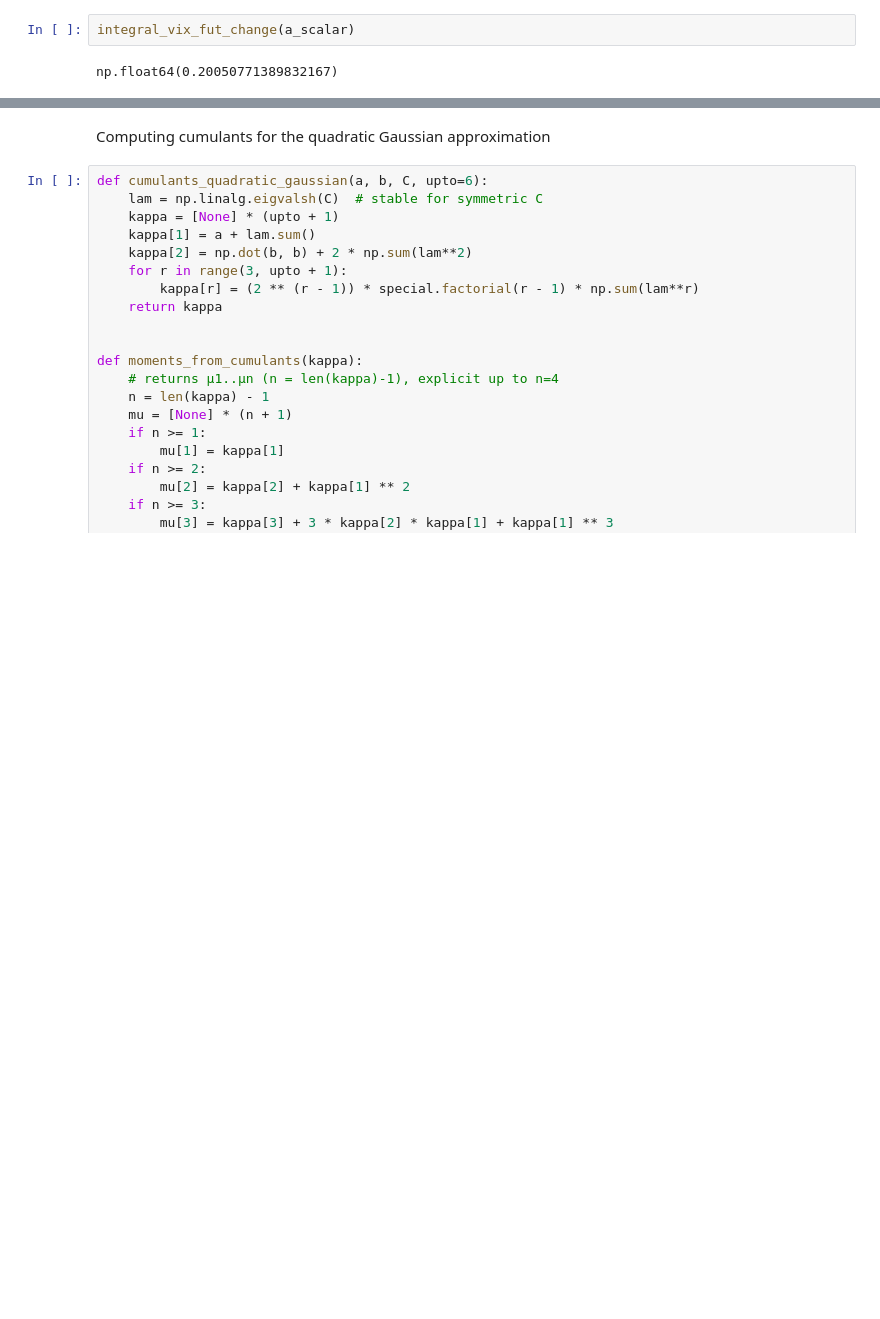
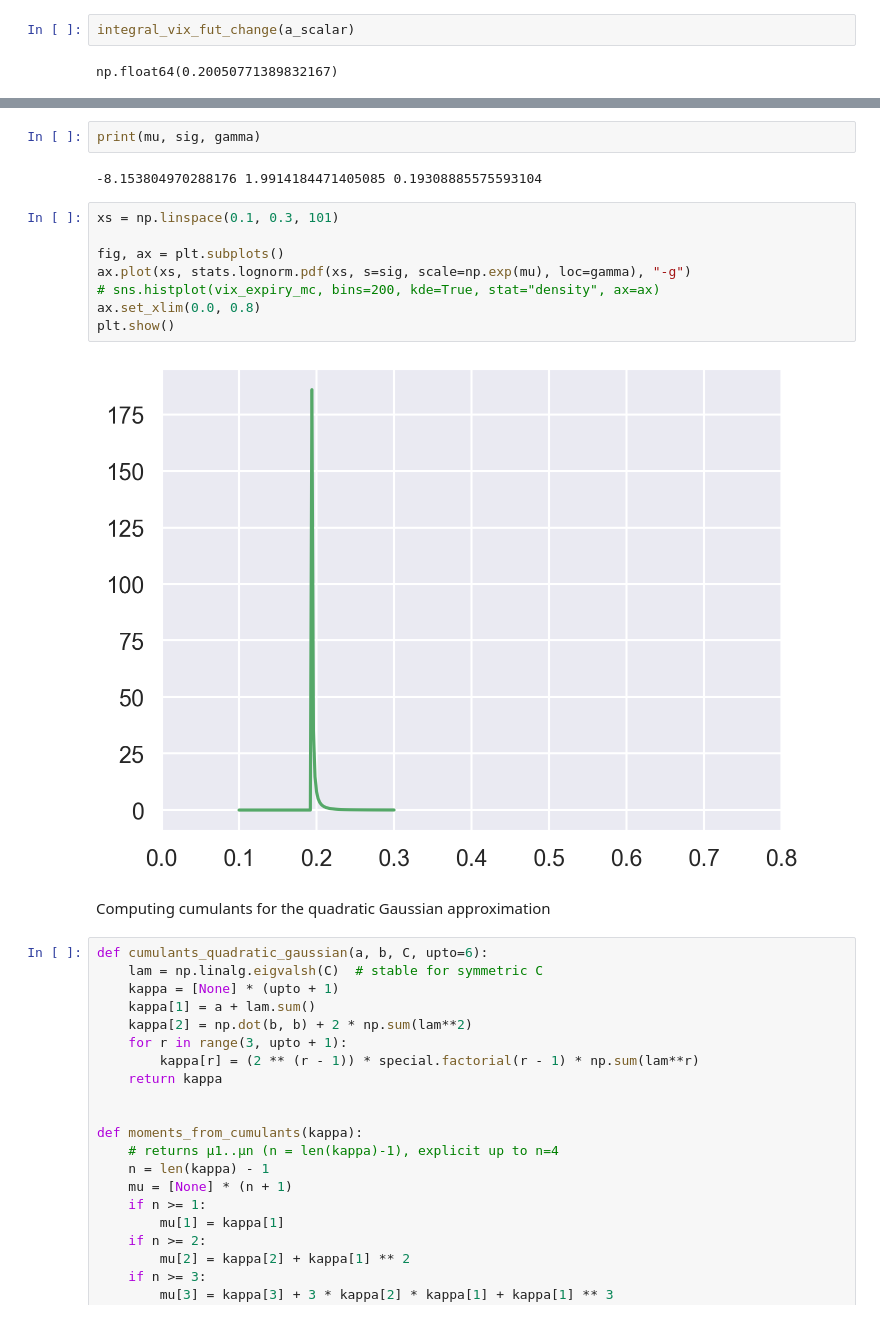
Before and after one commit to jgatheral/QuadraticRoughHeston, a Jupyter notebook: vix_approx.ipynb, the cells around one changed output, grey strips where cells are left out. Cells and saved outputs as stored; diff of their text form; blank space fills up the shorter version.

```diff
--- a/vix_approx.ipynb
+++ b/vix_approx.ipynb
@@ -501,3 +644,17 @@ np.float64(0.19464911863307577)
+# %%
+print(mu, sig, gamma)
+# %% [output]
+-8.153804970288176 1.9914184471405085 0.19308885575593104
+# %%
+xs = np.linspace(0.1, 0.3, 101)
+
+fig, ax = plt.subplots()
+ax.plot(xs, stats.lognorm.pdf(xs, s=sig, scale=np.exp(mu), loc=gamma), "-g")
+# sns.histplot(vix_expiry_mc, bins=200, kde=True, stat="density", ax=ax)
+ax.set_xlim(0.0, 0.8)
+plt.show()
+# %% [output]
+[figure, added]
 # %% [markdown]
 Computing cumulants for the quadratic Gaussian approximation
 # %%
```
Also changed, not shown: parts of 28 cells of this notebook.
